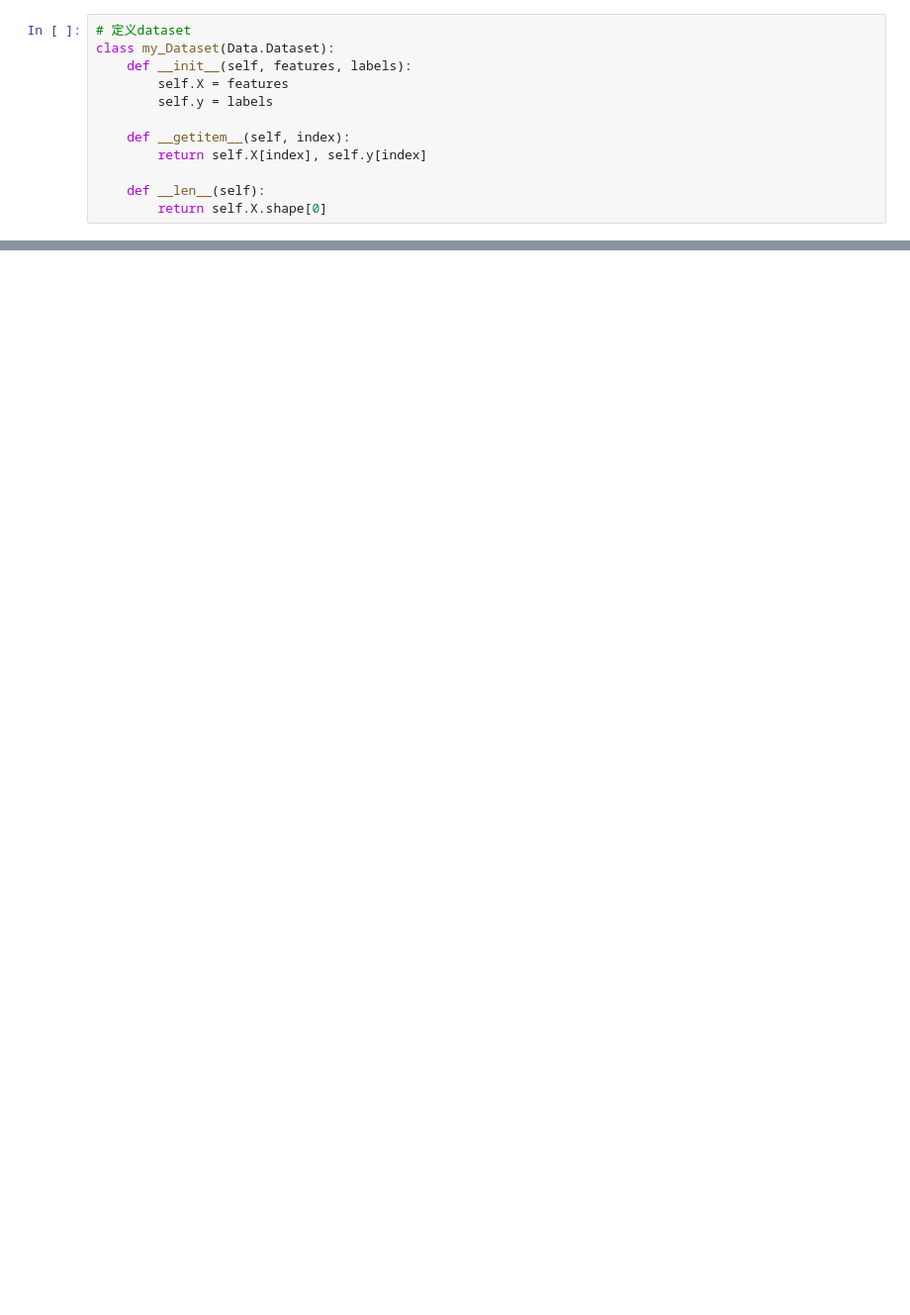
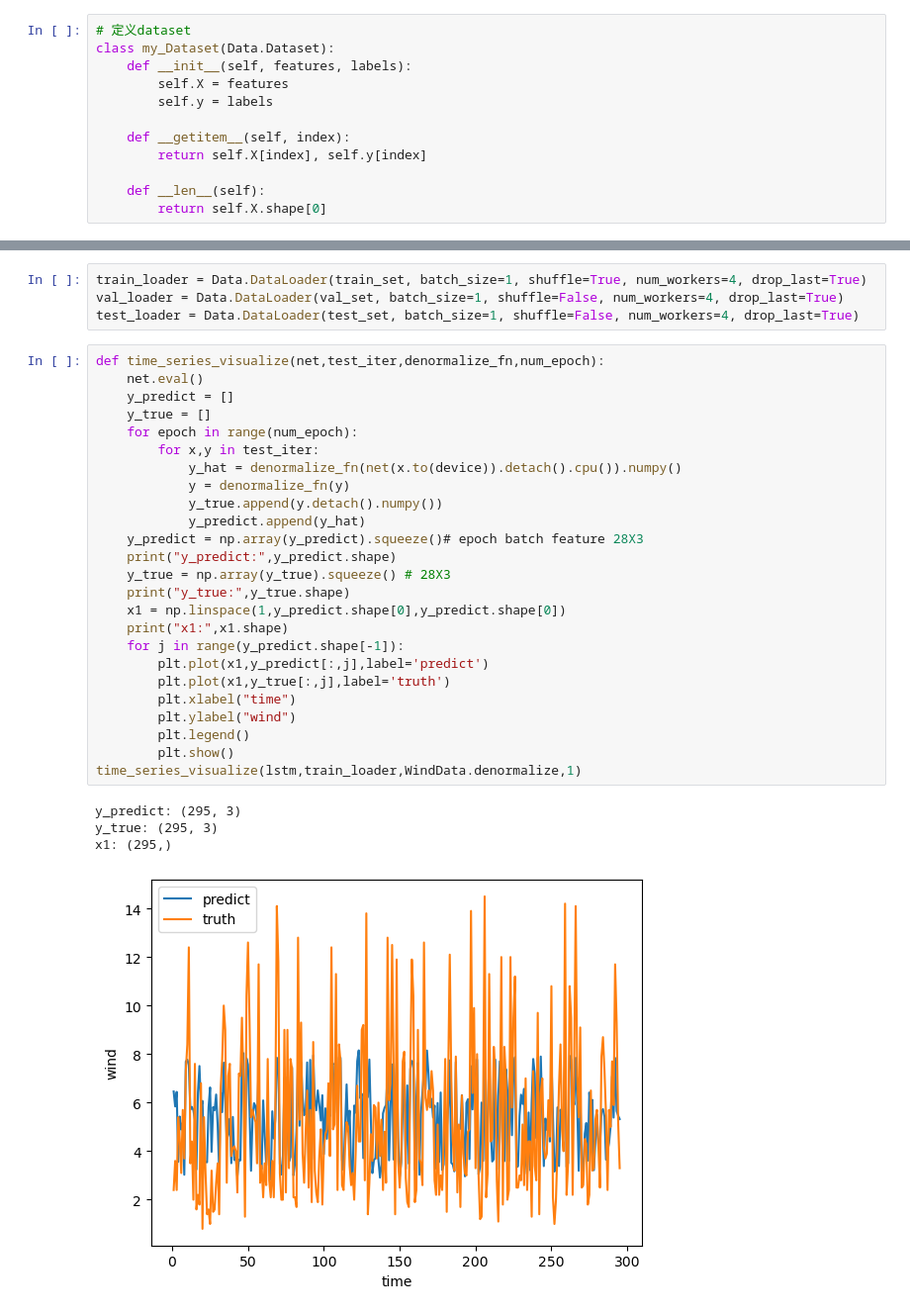
Before and after one commit to HatcherRobotics/intelligent-information-processing, a Jupyter notebook: Chapter8-RNN/jupyter_notebook/wind_lstm.ipynb, the cells around one changed output, grey strips where cells are left out. Shown: that part at 99% size. Cells and saved outputs as stored; diff of their text form; blank space fills up the shorter version.

```diff
--- a/Chapter8-RNN/jupyter_notebook/wind_lstm.ipynb
+++ b/Chapter8-RNN/jupyter_notebook/wind_lstm.ipynb
@@ -275,0 +280,34 @@ plot_metric(train_score_lst)
+# %%
+train_loader = Data.DataLoader(train_set, batch_size=1, shuffle=True, num_workers=4, drop_last=True)
+val_loader = Data.DataLoader(val_set, batch_size=1, shuffle=False, num_workers=4, drop_last=True)
+test_loader = Data.DataLoader(test_set, batch_size=1, shuffle=False, num_workers=4, drop_last=True)
+# %%
+def time_series_visualize(net,test_iter,denormalize_fn,num_epoch):
+    net.eval()
+    y_predict = []
+    y_true = []
+    for epoch in range(num_epoch):
+        for x,y in test_iter:
+            y_hat = denormalize_fn(net(x.to(device)).detach().cpu()).numpy()
+            y = denormalize_fn(y)
+            y_true.append(y.detach().numpy())
+            y_predict.append(y_hat)
+    y_predict = np.array(y_predict).squeeze()# epoch batch feature 28X3
+    print("y_predict:",y_predict.shape)
+    y_true = np.array(y_true).squeeze() # 28X3
+    print("y_true:",y_true.shape)
+    x1 = np.linspace(1,y_predict.shape[0],y_predict.shape[0])
+    print("x1:",x1.shape)
+    for j in range(y_predict.shape[-1]):
+        plt.plot(x1,y_predict[:,j],label='predict')
+        plt.plot(x1,y_true[:,j],label='truth')
+        plt.xlabel("time")
+        plt.ylabel("wind")
+        plt.legend()
+        plt.show()
+time_series_visualize(lstm,train_loader,WindData.denormalize,1)
+# %% [output]
+y_predict: (295, 3)
+y_true: (295, 3)
+x1: (295,)
+[figure, added]
```
Also changed, not shown: parts of 15 cells of this notebook, 31 other files.
